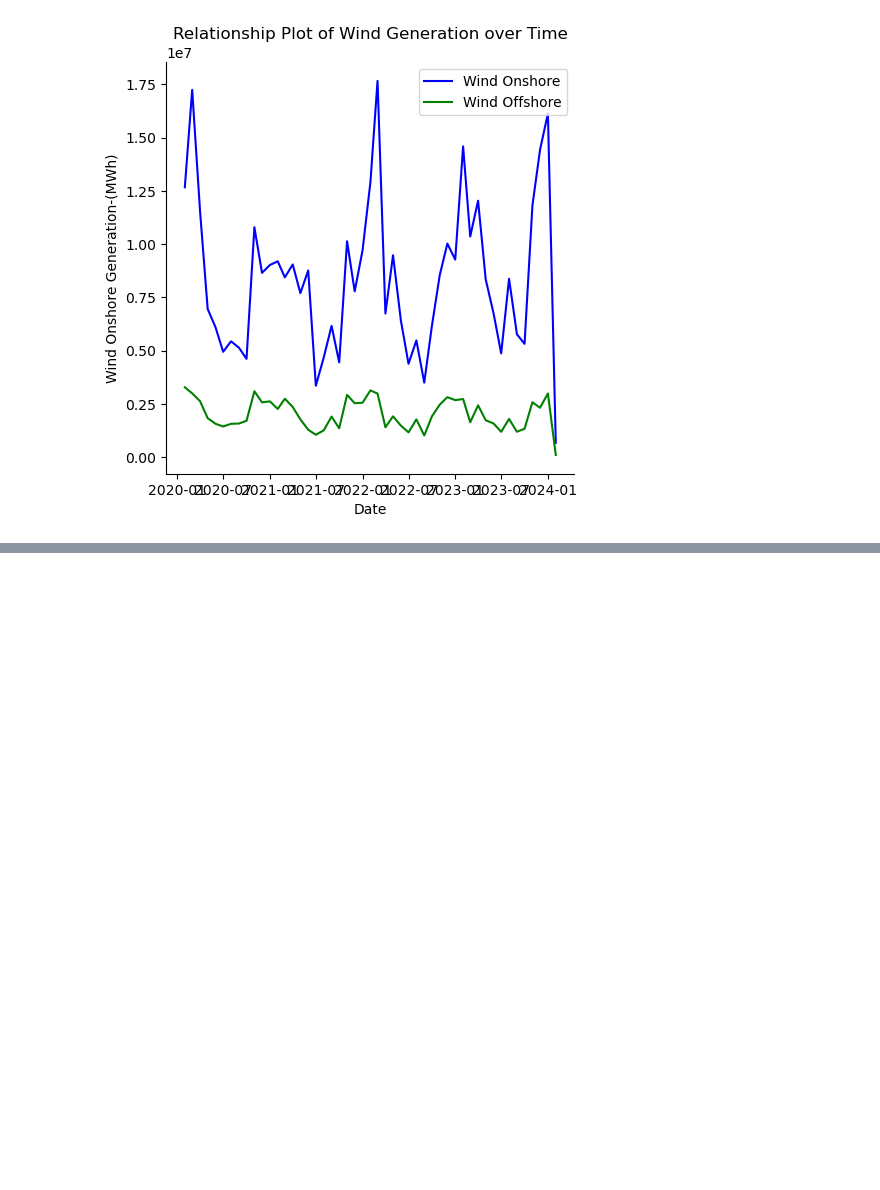
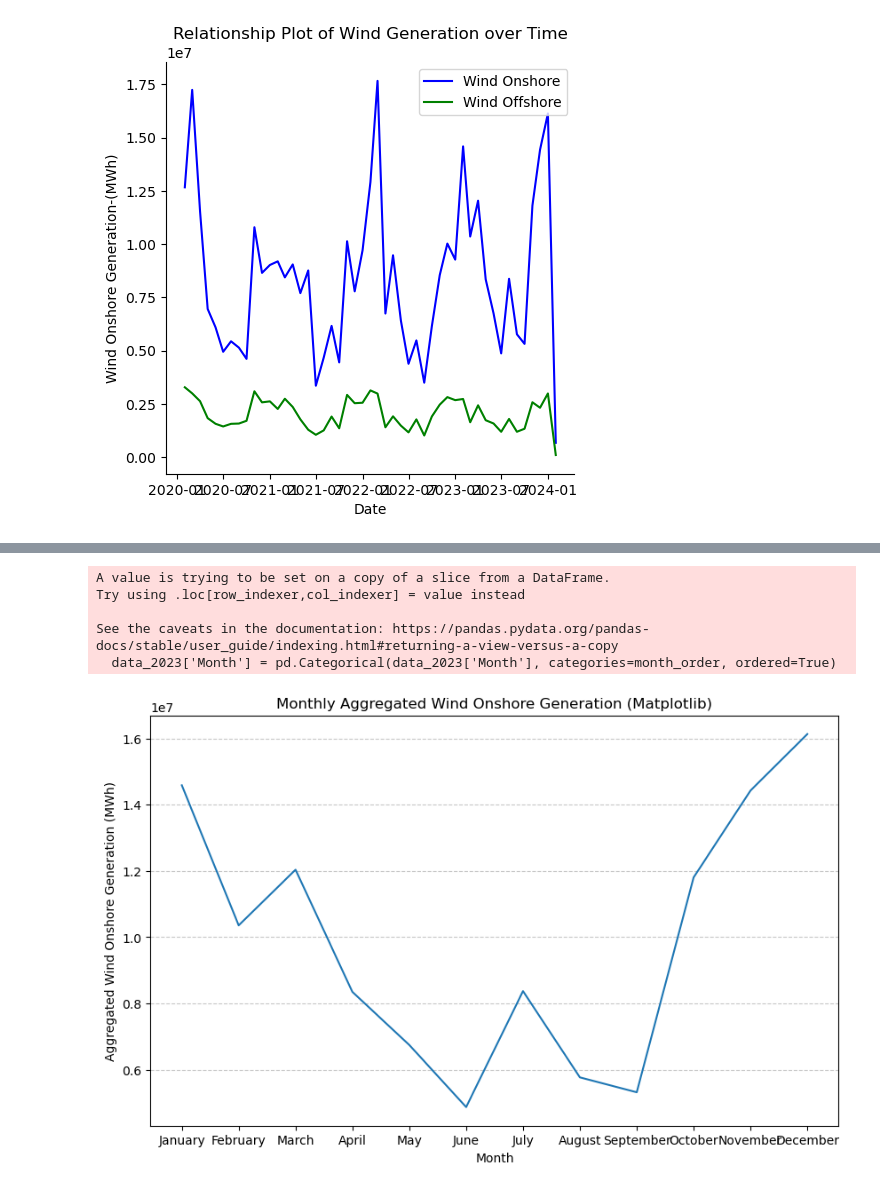
Before and after one commit to MarshalPrime/Renewable-Energy-Germany, a Jupyter notebook: Data_analysis_Wind On_Offshore Energy.ipynb, the cells around one changed output, grey strips where cells are left out. Cells and saved outputs as stored; diff of their text form; code cells hidden in the pictures; blank space fills up the shorter version.

```diff
--- a/Data_analysis_Wind On_Offshore Energy.ipynb
+++ b/Data_analysis_Wind On_Offshore Energy.ipynb
@@ -387,0 +416,29 @@ data_2023.head()
+# %%
+
+plt.figure(figsize=(10, 6))
+# Assuming data_2023 has a 'Month' column and a 'Wind onshore [MWh]' column
+# and 'Month' is a categorical variable (e.g., January, February, etc.)
+
+
+# Define the order of months
+month_order = ['January', 'February', 'March', 'April', 'May', 'June', 'July', 'August', 'September', 'October', 'November', 'December']
+
+# Convert 'Month' column to categorical with the specified order
+data_2023['Month'] = pd.Categorical(data_2023['Month'], categories=month_order, ordered=True)
+
+# Plotting the aggregated values
+plt.plot(monthly_aggregated['Month'], monthly_aggregated['Wind onshore [MWh]'], linestyle='-')
+
+# Customize the plot
+plt.title('Monthly Aggregated Wind Onshore Generation (Matplotlib)')
+plt.xlabel('Month')
+plt.ylabel('Aggregated Wind Onshore Generation (MWh)')
+plt.grid(axis='y', linestyle='--', alpha=0.7)
+plt.show()
+# %% [output]
+A value is trying to be set on a copy of a slice from a DataFrame.
+Try using .loc[row_indexer,col_indexer] = value instead
+
+See the caveats in the documentation: https://pandas.pydata.org/pandas-docs/stable/user_guide/indexing.html#returning-a-view-versus-a-copy
+  data_2023['Month'] = pd.Categorical(data_2023['Month'], categories=month_order, ordered=True)
+[figure, added]
```
Also changed, not shown: parts of 25 cells of this notebook.
